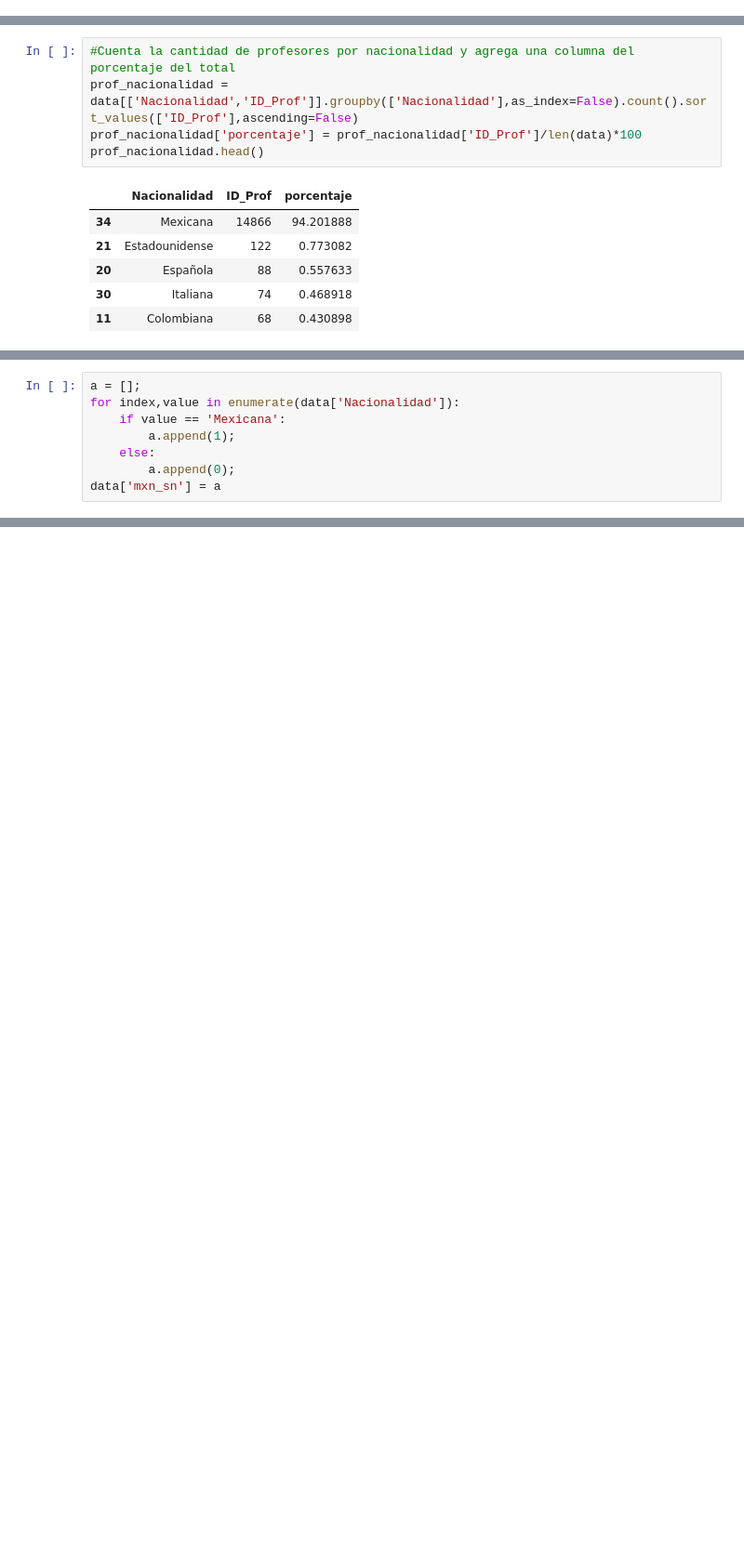
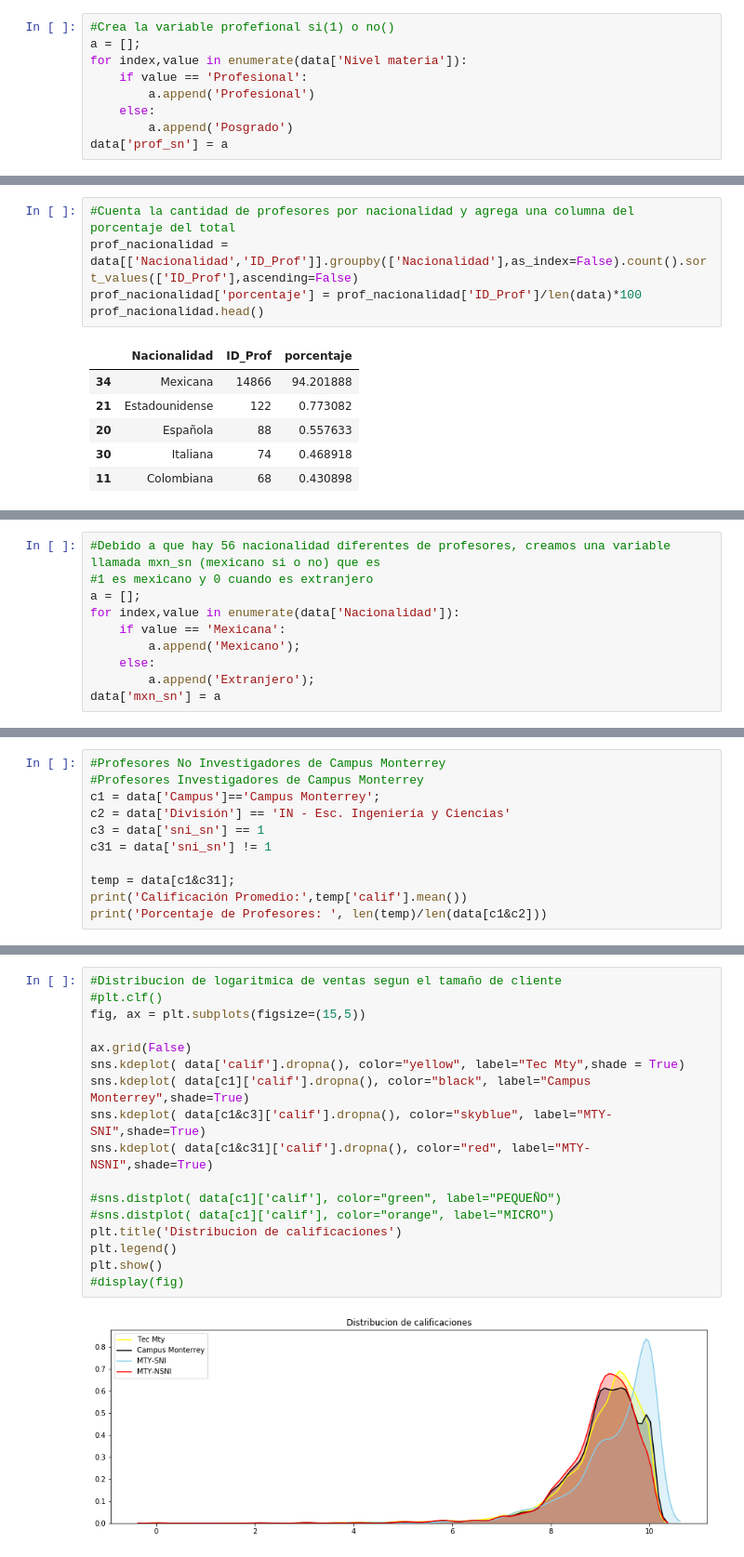
Before and after one commit to luissedas/da-project, a Jupyter notebook: Data Analytics - Final Project.ipynb, the cells around one changed output, grey strips where cells are left out. Shown at 93% size. Saved outputs shown, nothing was run; the diff lists cells and outputs as text; blank space fills up the shorter version.

```diff
--- a/Data Analytics - Final Project.ipynb
+++ b/Data Analytics - Final Project.ipynb
@@ -29,0 +83,9 @@ data = data.drop(['Crn UV'],axis=1)
+# %%
+#Crea la variable profefional si(1) o no()
+a = [];
+for index,value in enumerate(data['Nivel materia']):
+    if value == 'Profesional':
+        a.append('Profesional')
+    else:
+        a.append('Posgrado')
+data['prof_sn'] = a
@@ -44,9 +106,11 @@ Debido a que hay 56 nacionalidad diferentes de profesores, creamos una variable
 # %%
+#Debido a que hay 56 nacionalidad diferentes de profesores, creamos una variable llamada mxn_sn (mexicano si o no) que es
+#1 es mexicano y 0 cuando es extranjero
 a = [];
 for index,value in enumerate(data['Nacionalidad']):
     if value == 'Mexicana':
-        a.append(1);
+        a.append('Mexicano');
     else:
-        a.append(0);
+        a.append('Extranjero');
 data['mxn_sn'] = a
 # %%
@@ -59,0 +138,11 @@ prof_genero
+# %%
+#Profesores No Investigadores de Campus Monterrey
+#Profesores Investigadores de Campus Monterrey
+c1 = data['Campus']=='Campus Monterrey';
+c2 = data['División'] == 'IN - Esc. Ingeniería y Ciencias'
+c3 = data['sni_sn'] == 1
+c31 = data['sni_sn'] != 1
+
+temp = data[c1&c31];
+print('Calificación Promedio:',temp['calif'].mean())
+print('Porcentaje de Profesores: ', len(temp)/len(data[c1&c2]))
@@ -83,0 +175,19 @@ data[c1&c2].drop(['Campus','División','Crn','ID_Prof','Rectoría del Campus','E
+# %%
+#Distribucion de logaritmica de ventas segun el tamaño de cliente
+#plt.clf()
+fig, ax = plt.subplots(figsize=(15,5))
+
+ax.grid(False)
+sns.kdeplot( data['calif'].dropna(), color="yellow", label="Tec Mty",shade = True)
+sns.kdeplot( data[c1]['calif'].dropna(), color="black", label="Campus Monterrey",shade=True)
+sns.kdeplot( data[c1&c3]['calif'].dropna(), color="skyblue", label="MTY-SNI",shade=True)
+sns.kdeplot( data[c1&c31]['calif'].dropna(), color="red", label="MTY-NSNI",shade=True)
+
+#sns.distplot( data[c1]['calif'], color="green", label="PEQUEÑO")
+#sns.distplot( data[c1]['calif'], color="orange", label="MICRO")
+plt.title('Distribucion de calificaciones')
+plt.legend()
+plt.show()
+#display(fig)
+# %% [output]
+[figure, added]
```
Also changed, not shown: parts of 29 cells of this notebook.
